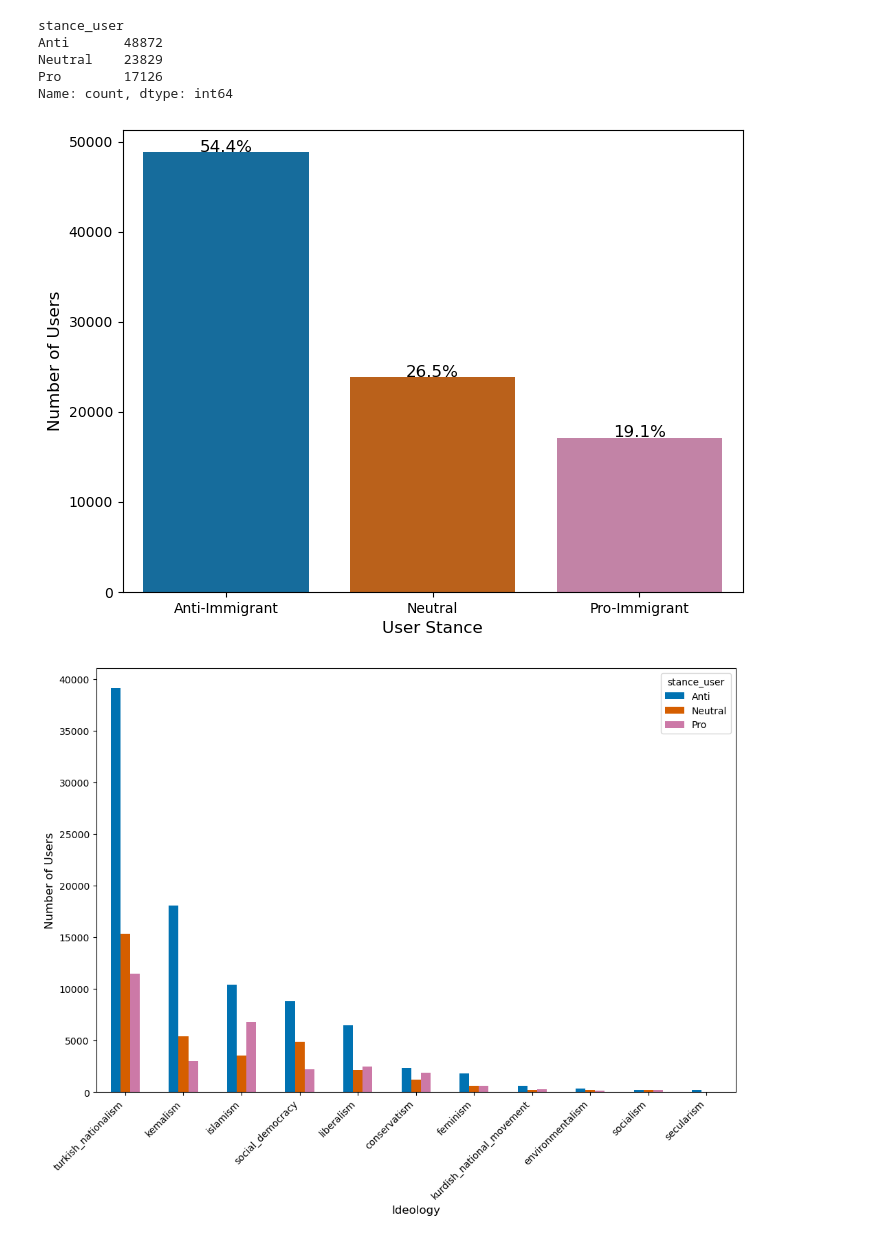
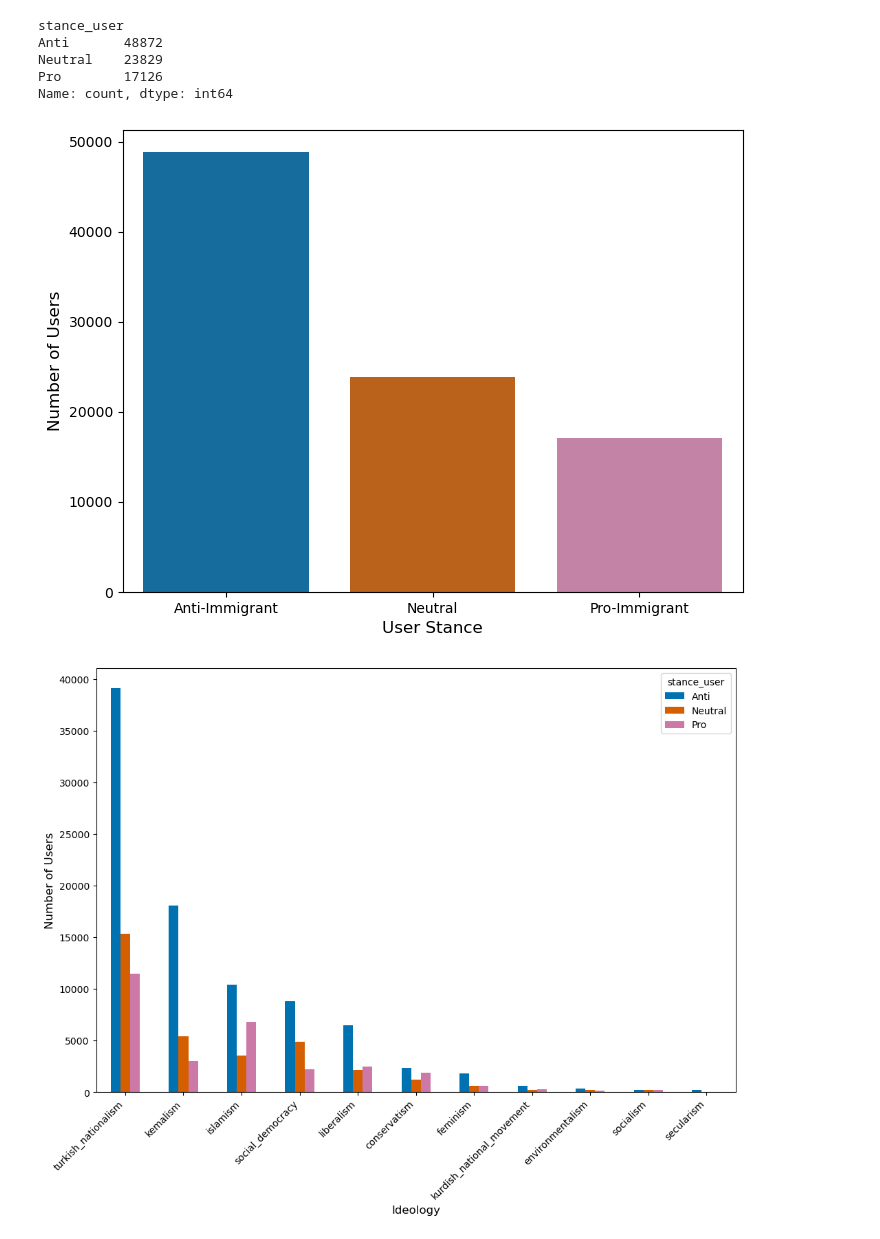
Before and after one commit to AlkanCan/ideology-emotion-interaction-effect-on-anti-immigrant-stance, a Jupyter notebook: Descriptive_Statistics_Visualization.ipynb, the cells around one changed output. Cells and saved outputs as stored; diff of their text form; code cells hidden in the pictures.

```diff
--- a/Descriptive_Statistics_Visualization.ipynb
+++ b/Descriptive_Statistics_Visualization.ipynb
@@ -641,37 +816,33 @@ Name: count, dtype: int64
 # %%
 import matplotlib.pyplot as plt
 import seaborn as sns
 
 # Count the number of unique users for each stance_user category
 user_stance_counts = df_migration_updated[['user_id', 'stance_user']].drop_duplicates()
 stance_user_counts = user_stance_counts['stance_user'].value_counts()
 
 # Rename the stance categories
 stance_user_counts = stance_user_counts.rename(index={'Pro': 'Pro-Immigrant', 'Anti': 'Anti-Immigrant'})
 
 # Calculate the percentages
 total_users = stance_user_counts.sum()
 stance_user_percentages = (stance_user_counts / total_users) * 100
 
 # Define the custom color palette
 custom_palette = ['#0072B2', '#D55E00', '#CC79A7']
 
 # Plot the distribution using the custom color palette
 plt.figure(figsize=(8, 6))
 sns.barplot(x=stance_user_counts.index, y=stance_user_counts.values, palette=custom_palette[:len(stance_user_counts)])
 
 # Add titles and labels
 plt.xlabel('User Stance', fontsize=12)
 plt.ylabel('Number of Users', fontsize=12)
 
 # Add percentage labels on top of each bar
-for i in range(len(stance_user_counts)):
-    plt.text(i, stance_user_counts.values[i] + 50, f'{stance_user_percentages.values[i]:.1f}%', ha='center', fontsize=12)
-
-# Display the plot
 plt.show()
 # %% [output]
-[figure, old version]
+[figure, new version]
 # %%
 import pandas as pd
 import matplotlib.pyplot as plt
```
Also changed, not shown: parts of 16 cells of this notebook.
